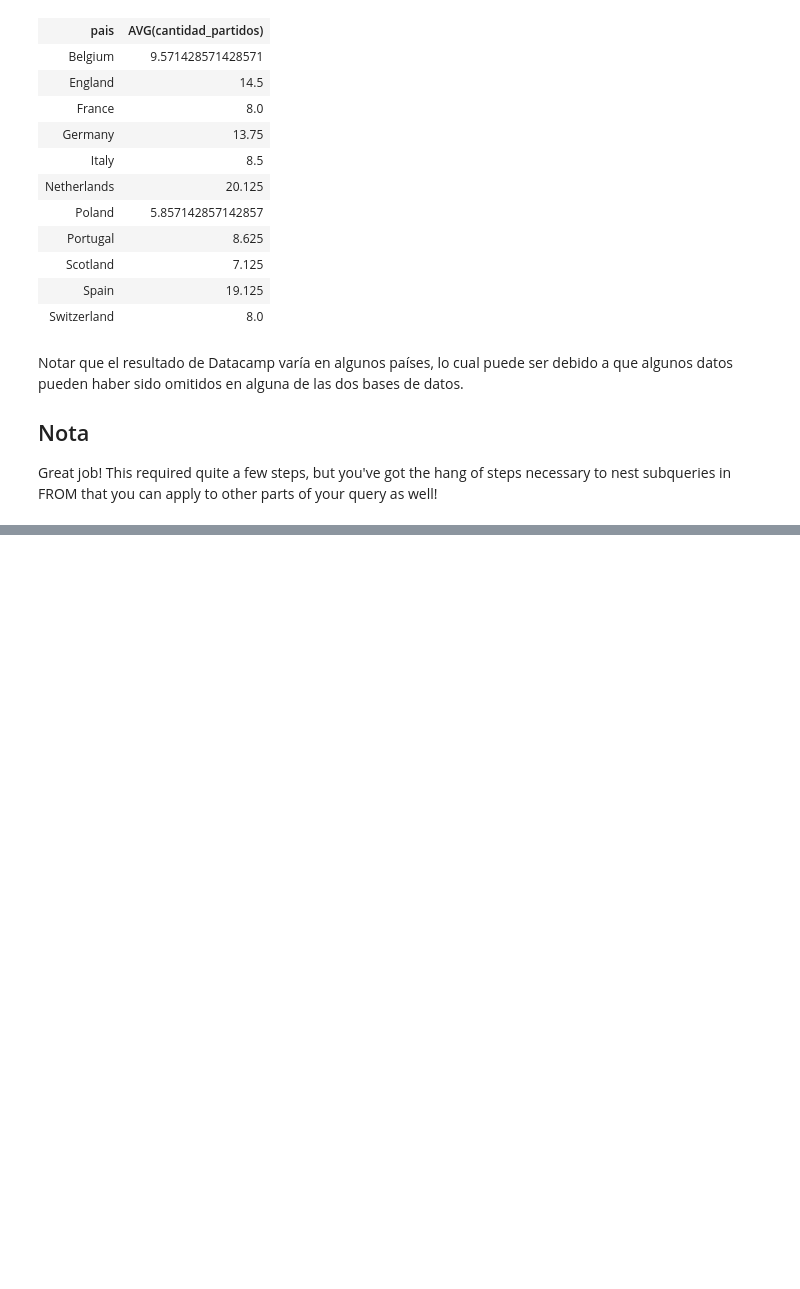
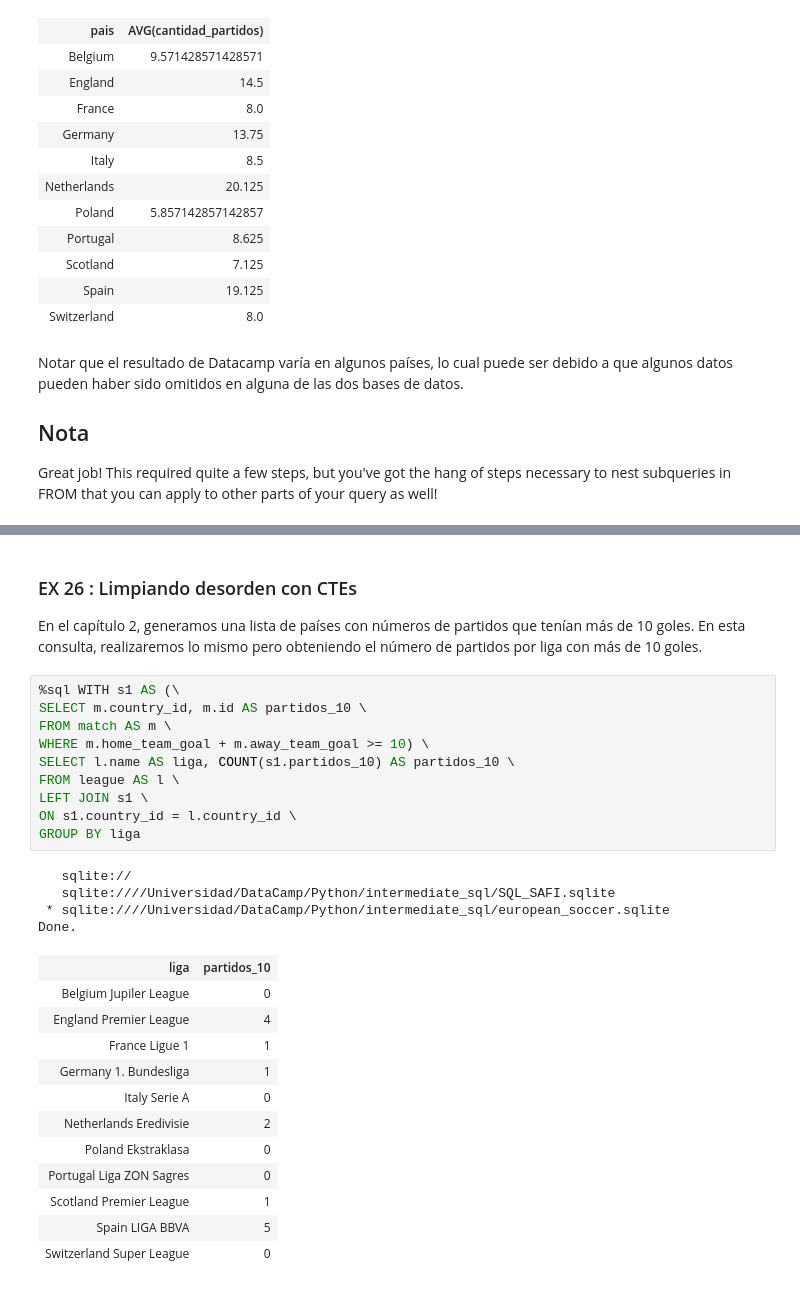
Before and after one commit to adinamarca/notebooks, a Jupyter notebook: SQL/intermediate_sql/notebook.ipynb, the cells around one changed output, grey strips where cells are left out. Drawn from its saved outputs; the diff is of its cells as text; blank space fills up the shorter version.

```diff
--- a/SQL/intermediate_sql/notebook.ipynb
+++ b/SQL/intermediate_sql/notebook.ipynb
@@ -3252,0 +3439,31 @@ Great job! This required quite a few steps, but you've got the hang of steps nec
+# %% [markdown]
+### EX 26 : Limpiando desorden con CTEs
+
+En el capítulo 2, generamos una lista de países con números de partidos que tenían más de 10 goles. En esta consulta, realizaremos lo mismo pero obteniendo el número de partidos por liga con más de 10 goles.
+# %%
+%sql WITH s1 AS (\
+SELECT m.country_id, m.id AS partidos_10 \
+FROM match AS m \
+WHERE m.home_team_goal + m.away_team_goal >= 10) \
+SELECT l.name AS liga, COUNT(s1.partidos_10) AS partidos_10 \
+FROM league AS l \
+LEFT JOIN s1 \
+ON s1.country_id = l.country_id \
+GROUP BY liga
+# %% [output]
+   sqlite://
+   sqlite:////Universidad/DataCamp/Python/intermediate_sql/SQL_SAFI.sqlite
+ * sqlite:////Universidad/DataCamp/Python/intermediate_sql/european_soccer.sqlite
+Done.
+| liga | partidos_10 |
+| Belgium Jupiler League | 0 |
+| England Premier League | 4 |
+| France Ligue 1 | 1 |
+| Germany 1. Bundesliga | 1 |
+| Italy Serie A | 0 |
+| Netherlands Eredivisie | 2 |
+| Poland Ekstraklasa | 0 |
+| Portugal Liga ZON Sagres | 0 |
+| Scotland Premier League | 1 |
+| Spain LIGA BBVA | 5 |
+| Switzerland Super League | 0 |
```
Also changed, not shown: parts of 10 cells of this notebook.
